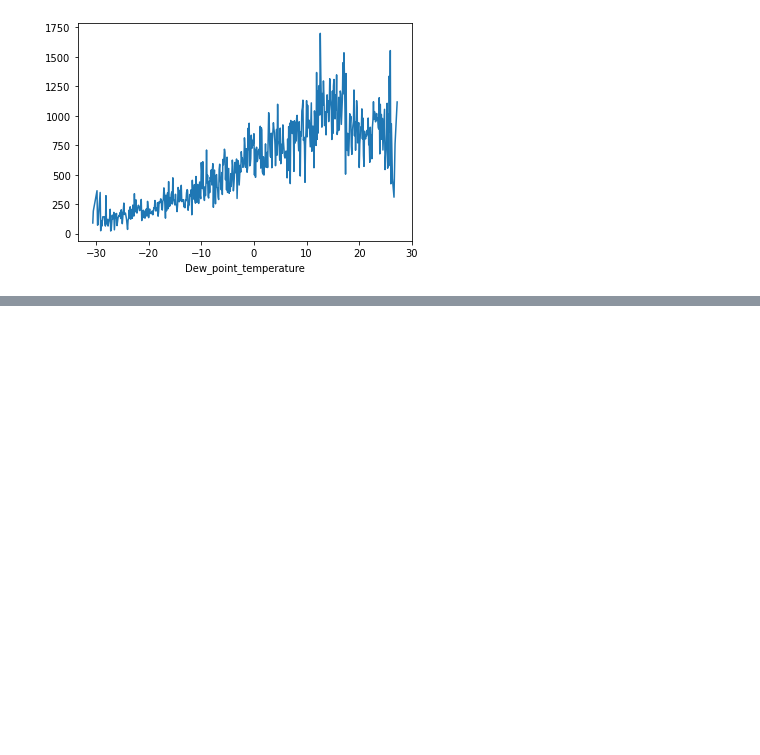
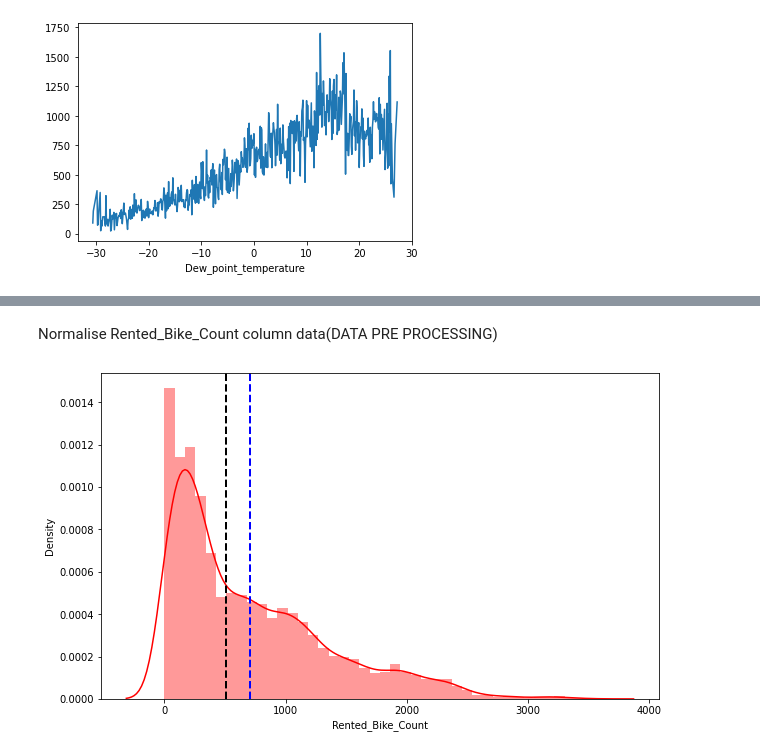
Before and after one commit to Anas182000/BIKE-SHARING-DEMAND-PREDICTION, a Jupyter notebook: Copy_of_Bike_Sharing_Demand_Prediction_Capstone_Project.ipynb, the cells around one changed output, grey strips where cells are left out. Saved outputs shown, nothing was run; the diff lists cells and outputs as text; code cells hidden in the pictures; blank space fills up the shorter version.

```diff
--- a/Copy_of_Bike_Sharing_Demand_Prediction_Capstone_Project.ipynb
+++ b/Copy_of_Bike_Sharing_Demand_Prediction_Capstone_Project.ipynb
@@ -325,0 +378,13 @@ df_copy.groupby('Dew_point_temperature').mean()['Rented_Bike_Count'].plot()
+# %% [markdown]
+Normalise Rented_Bike_Count column data(DATA PRE PROCESSING)
+# %%
+#Distribution plot of Rented Bike Count
+plt.figure(figsize=(10,6))
+plt.xlabel('Rented_Bike_Count')
+plt.ylabel('Density')
+ax=sns.distplot(df_copy['Rented_Bike_Count'],hist=True ,color="r")
+ax.axvline(df_copy['Rented_Bike_Count'].mean(), color='blue', linestyle='dashed', linewidth=2)
+ax.axvline(df_copy['Rented_Bike_Count'].median(), color='black', linestyle='dashed', linewidth=2)
+plt.show()
+# %% [output]
+[figure, added]
```
Also changed, not shown: parts of 19 cells of this notebook.
